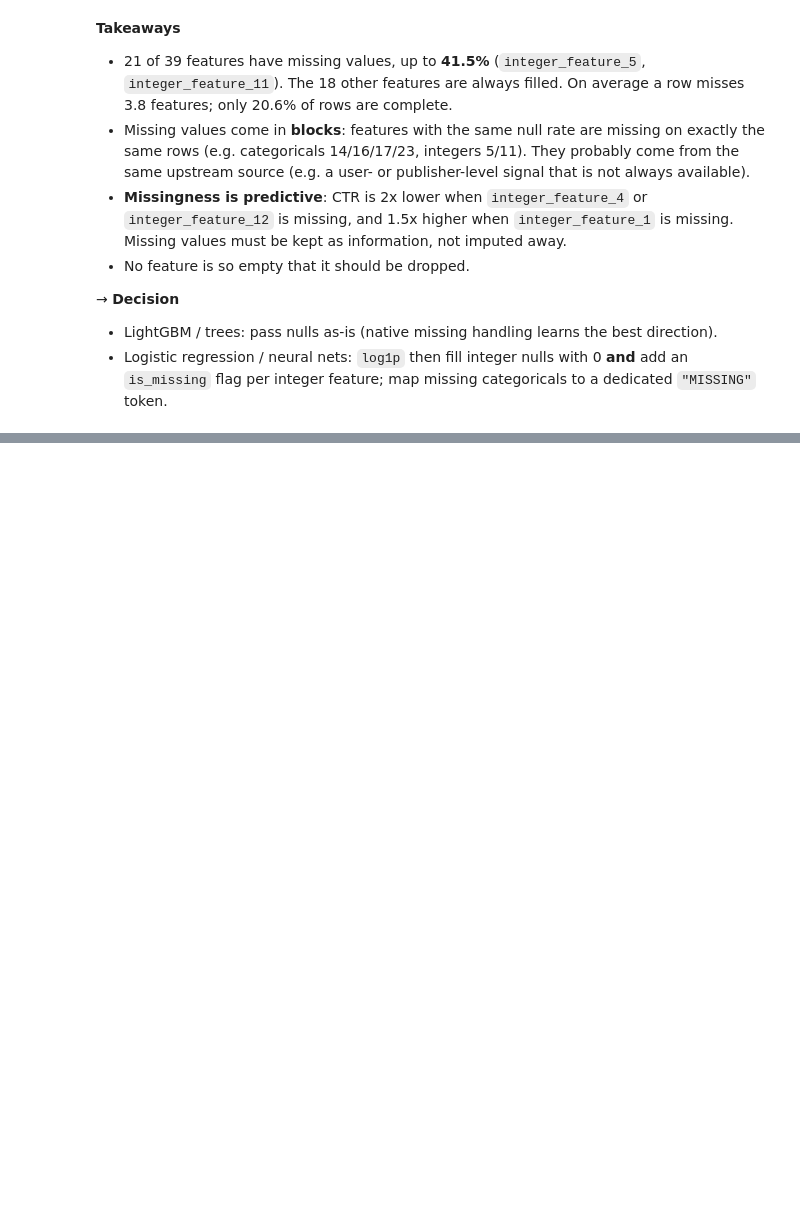
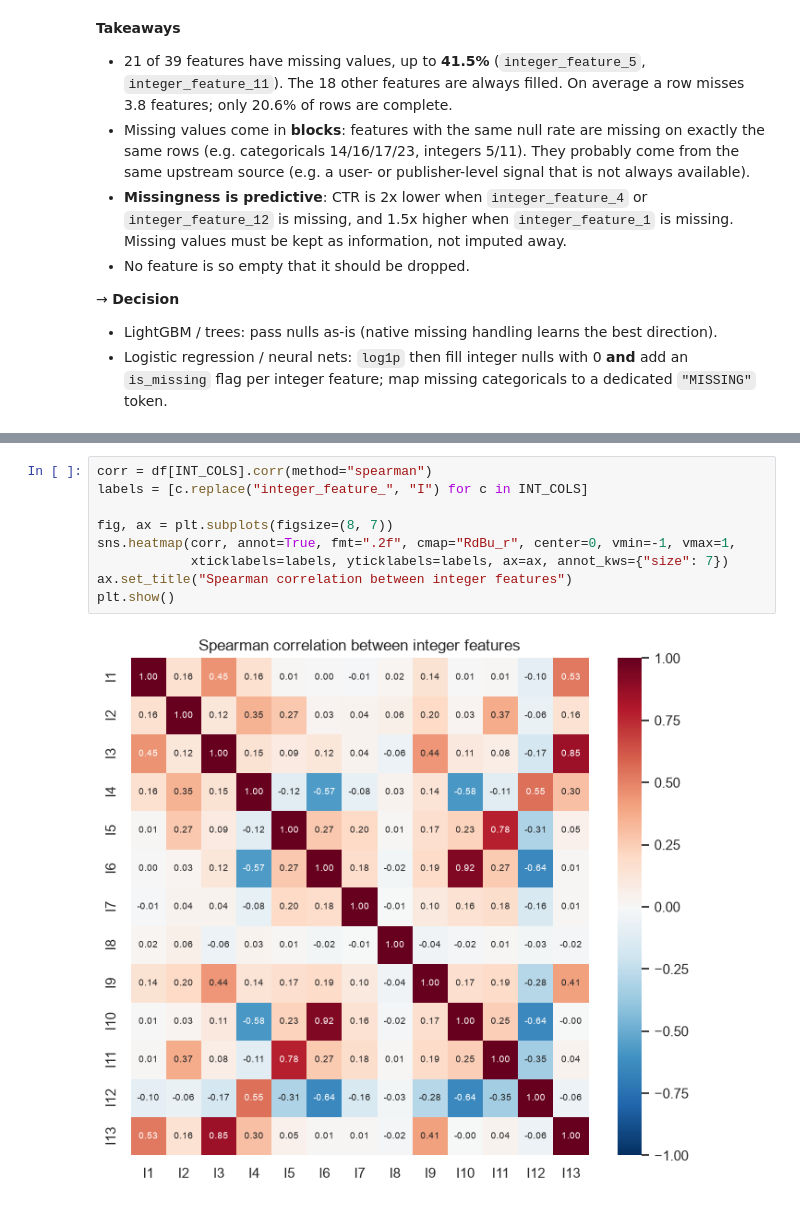
Before and after one commit to Mam-s/ctr_criteo, a Jupyter notebook: notebooks/exploration.ipynb, the cells around one changed output, grey strips where cells are left out. Saved outputs shown, nothing was run; the diff lists cells and outputs as text; blank space fills up the shorter version.

```diff
--- a/notebooks/exploration.ipynb
+++ b/notebooks/exploration.ipynb
@@ -225,0 +306,11 @@ pd.DataFrame(
+# %%
+corr = df[INT_COLS].corr(method="spearman")
+labels = [c.replace("integer_feature_", "I") for c in INT_COLS]
+
+fig, ax = plt.subplots(figsize=(8, 7))
+sns.heatmap(corr, annot=True, fmt=".2f", cmap="RdBu_r", center=0, vmin=-1, vmax=1,
+            xticklabels=labels, yticklabels=labels, ax=ax, annot_kws={"size": 7})
+ax.set_title("Spearman correlation between integer features")
+plt.show()
+# %% [output]
+[figure, added]
```
Also changed, not shown: parts of 9 cells of this notebook.
